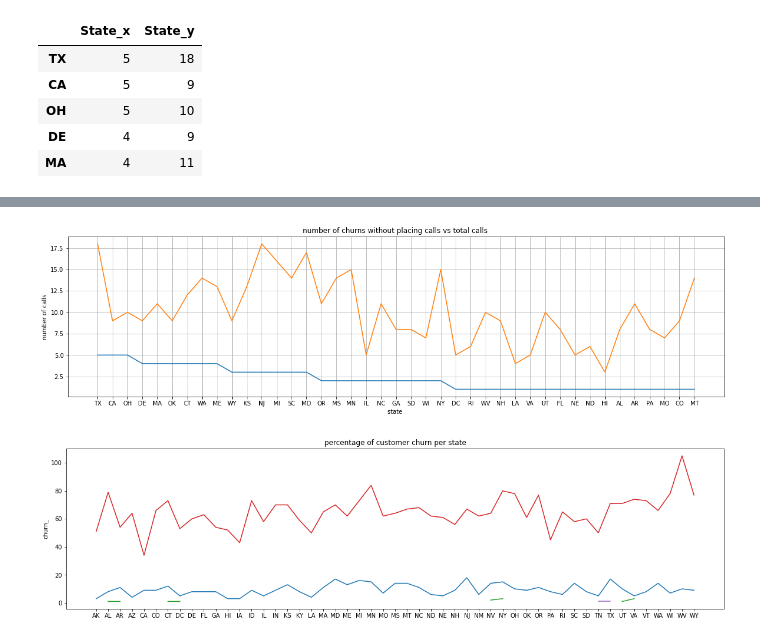
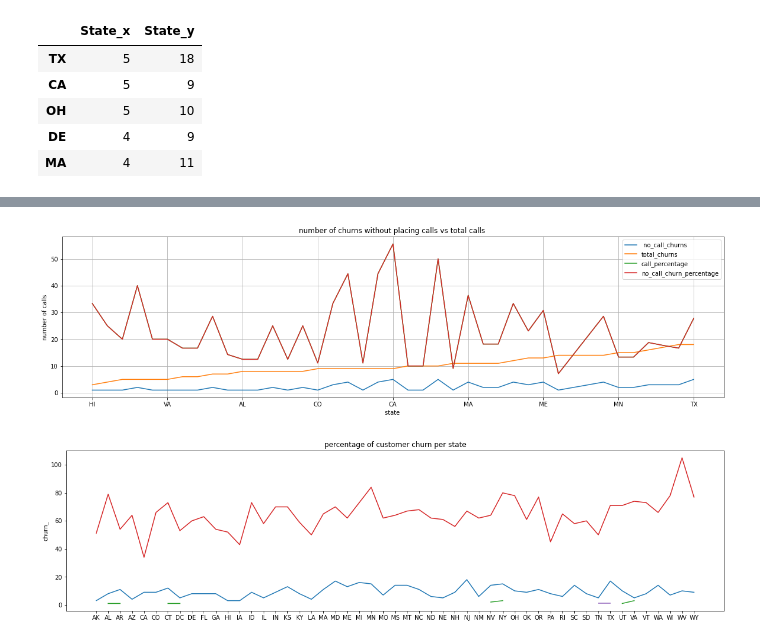
Before and after one commit to Ashvin-Vargez/Telecom-Churn-Analysis-EDA-Project-, a Jupyter notebook: eda_Telecom_Churn_Analysis_Capstone_Project.ipynb, the cells around one changed output, grey strips where cells are left out. Drawn from its saved outputs; the diff is of its cells as text; code cells hidden in the pictures.

Commit message:
created visualization for states and the percentage of churns without customer service calls

```diff
--- a/eda_Telecom_Churn_Analysis_Capstone_Project.ipynb
+++ b/eda_Telecom_Churn_Analysis_Capstone_Project.ipynb
@@ -414,14 +414,21 @@ ValueError: ignored
+# %%
+no_call_churn_percent['no_call_churn_percentage'] = ( no_call_churn_percent[' no_call_churns'] / no_call_churn_percent['total_churns'] ) * 100
+# %%
+no_call_churn_percent.sort_values('total_churns',inplace = True)
 # %%
 # no_call_churn_percent['percent'] = no_call_churn_percent.apply( lambda x : ( x['no_call_churns'] / x['total_churns'] ) * 100 )
-plt.plot(no_call_churn_percent)
+# plt.plot(no_call_churn_percent)
+no_call_churn_percent.plot().legend(loc='best')
 # no_call_churn_percent(use_index = True)
 plt.title( 'number of churns without placing calls vs total calls ')
 plt.xlabel( 'state ')
 plt.ylabel('number of calls')
 plt.grid()
+
 plt.show()
+#how to view all values on x axis while plotting graph?
 # %% [output]
-[figure, old version]
+[figure, new version]
 # %%
 state_cat = df_churn.groupby('State')['account category'].value_counts().unstack()
 temp_df = df_tel.groupby('State')['account category'].value_counts().unstack()
```
Also changed, not shown: parts of 1 cell of this notebook.
